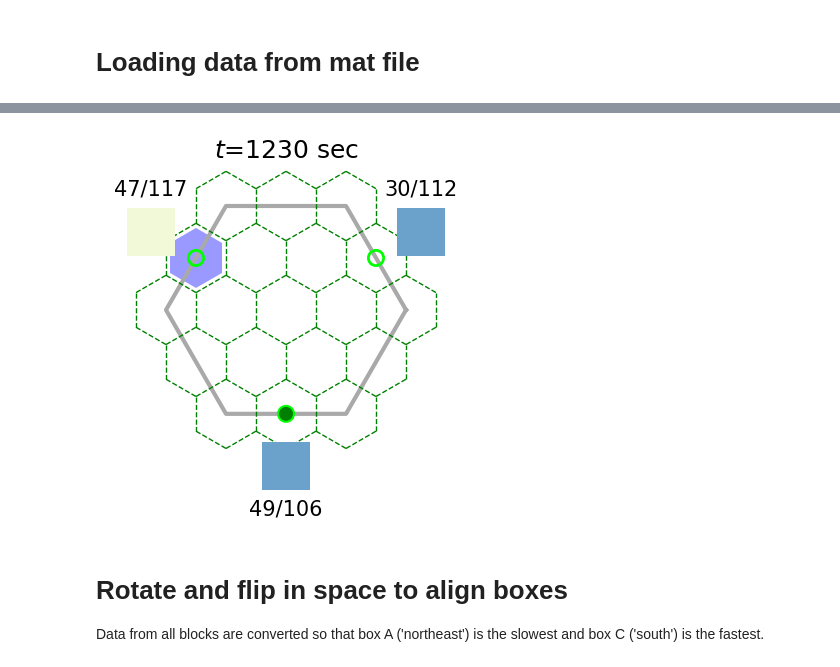
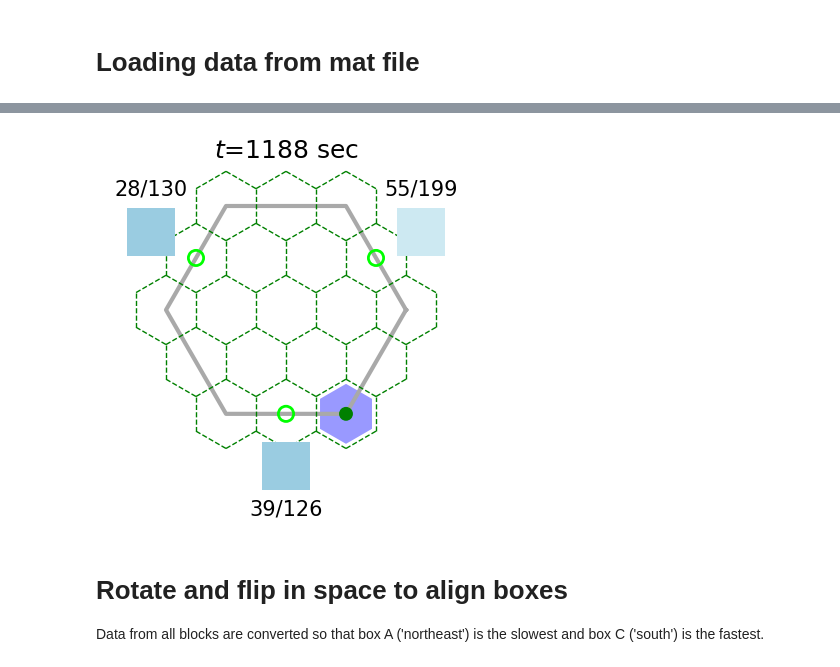
Before and after one commit to XaqLab/hex-arena, a Jupyter notebook: load-data.ipynb, the cells around one changed output, grey strips where cells are left out. Drawn from its saved outputs; the diff is of its cells as text; code cells hidden in the pictures.

```diff
--- a/load-data.ipynb
+++ b/load-data.ipynb
@@ -10,8 +10,11 @@ plt.rcParams.update({
 })
 
 import numpy as np
-import torch
+from pathlib import Path
+import os
 
+FIG_PATH = Path('figures')
+os.makedirs(FIG_PATH, exist_ok=True)
 rng = np.random.default_rng()
 # %% [markdown]
 # Loading data from mat file
@@ -20,7 +23,7 @@ from hexarena.utils import load_monkey_data
 from hexarena.env import SimilarBoxForagingEnv
 
 filename = 'store/monkey-data_040523/testSession2.mat'
-block_idx = 6
+block_idx = 0
 print('Block {}'.format(block_idx))
 block_data = load_monkey_data(filename, block_idx)
 # %% [output]
@@ -77,23 +80,23 @@ plt.show()
 # %%
 counts = np.zeros((len(env_data['pos']), 3, 2))
 for t in range(len(env_data['push'])):
     if env_data['push'][t]:
         pos = env_data['pos'][t+1]
         if pos in env.arena.boxes:
             b_idx = env.arena.boxes.index(pos)
             counts[t, b_idx, 1] = 1
             if env_data['success'][t]:
                 counts[t, b_idx, 0] = 1
 counts = np.cumsum(counts, axis=0).astype(int)
 
 fig, ani = env.play_episode(
     env_data['pos'], env_data['gaze'],
     rewarded=[None]+[*env_data['success']],
     colors=env_data['colors'], counts=counts,
 )
-ani.save('figures/monkey-trial_block-{:d}.gif'.format(block_idx), fps=6)
+ani.save(FIG_PATH/'monkey-trial_block-{:d}.gif'.format(block_idx), fps=6)
 # %% [output]
-[figure, old version]
+[figure, new version]
 # %% [markdown]
 # Rotate and flip in space to align boxes
 
```
Also changed, not shown: parts of 3 cells of this notebook.
